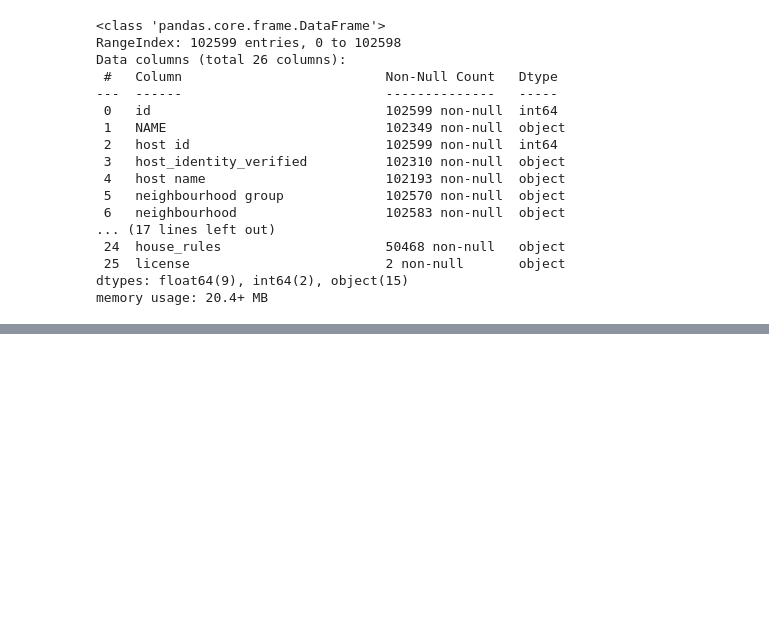
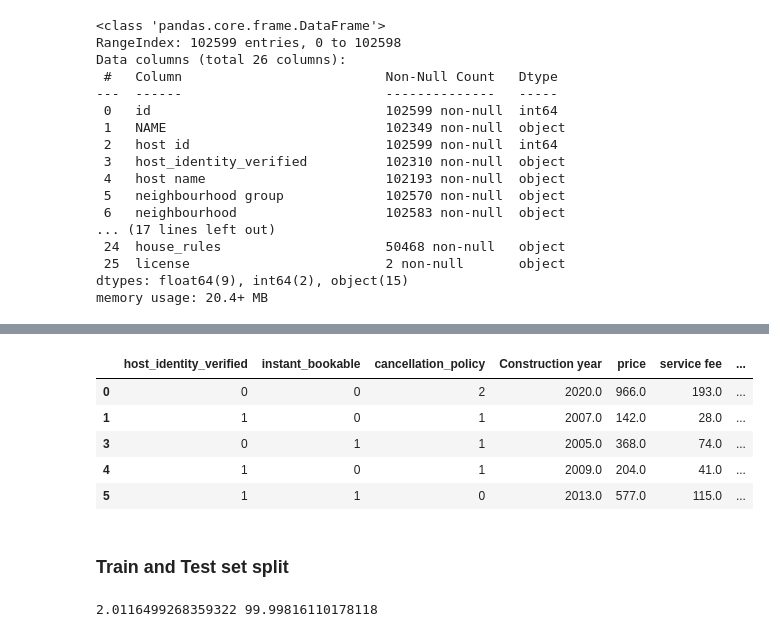
Before and after one commit to jjj1ff/CIS545_Proj, a Jupyter notebook: main.ipynb, the cells around one changed output, grey strips where cells are left out. Drawn from its saved outputs; the diff is of its cells as text; code cells hidden in the pictures; blank space fills up the shorter version.

```diff
--- a/main.ipynb
+++ b/main.ipynb
@@ -117,0 +177,11 @@ final_df.head(5)
+# %%
+final_df.head(5)
+# %% [output]
+|  | host_identity_verified | instant_bookable | cancellation_policy | Construction year | price | service fee | ... |
+| 0 | 0 | 0 | 2 | 2020.0 | 966.0 | 193.0 | ... |
+| 1 | 1 | 0 | 1 | 2007.0 | 142.0 | 28.0 | ... |
+| 3 | 0 | 1 | 1 | 2005.0 | 368.0 | 74.0 | ... |
+| 4 | 1 | 0 | 1 | 2009.0 | 204.0 | 41.0 | ... |
+| 5 | 1 | 1 | 0 | 2013.0 | 577.0 | 115.0 | ... |
+# %% [markdown]
+### Train and Test set split
@@ -117,0 +195,9 @@ final_df.head(5)
+# %%
+lr = LinearRegression()
+lr.fit(X_train_scaled, y_train)
+y_pred = lr.predict(X_test_scaled)
+mse = mean_squared_error(y_test, y_pred)
+r2 = r2_score(y_test, y_pred) *100
+print(mse,r2)
+# %% [output]
+2.0116499268359322 99.99816110178118
```
Also changed, not shown: parts of 14 cells of this notebook, 3 other files.
